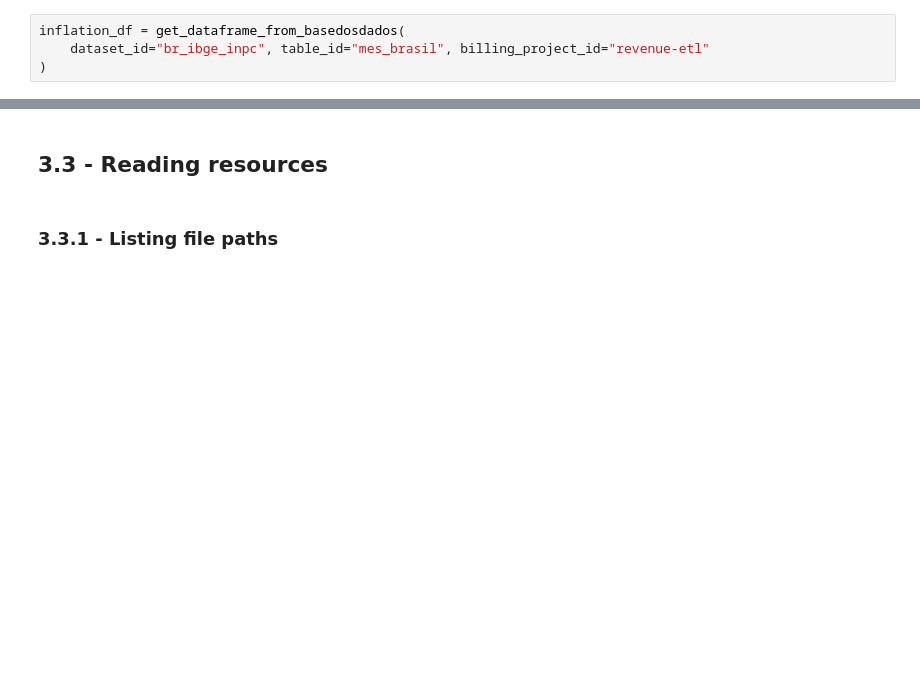
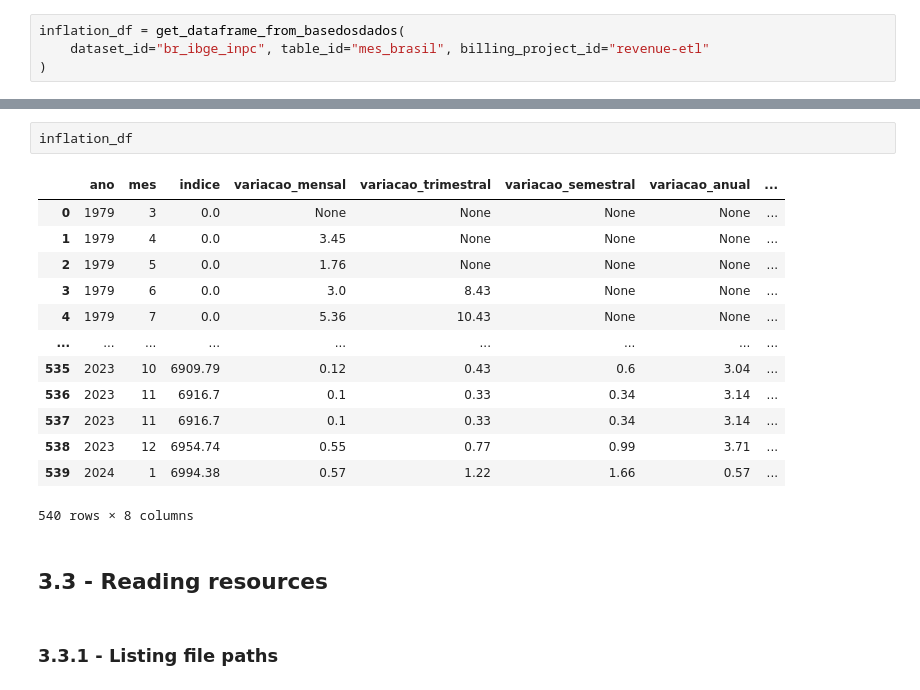
Before and after one commit to FredAlissonx/Revenue-By-State, a Jupyter notebook: ETL/ETL_job.ipynb, the cells around one changed output, grey strips where cells are left out. Drawn from its saved outputs; the diff is of its cells as text; blank space fills up the shorter version.

```diff
--- a/ETL/ETL_job.ipynb
+++ b/ETL/ETL_job.ipynb
@@ -126,3 +115,19 @@ print(inflation_df)
+# %%
+inflation_df
+# %% [output]
+|  | ano | mes | indice | variacao_mensal | variacao_trimestral | variacao_semestral | variacao_anual | ... |
+| 0 | 1979 | 3 | 0.0 | None | None | None | None | ... |
+| 1 | 1979 | 4 | 0.0 | 3.45 | None | None | None | ... |
+| 2 | 1979 | 5 | 0.0 | 1.76 | None | None | None | ... |
+| 3 | 1979 | 6 | 0.0 | 3.0 | 8.43 | None | None | ... |
+| 4 | 1979 | 7 | 0.0 | 5.36 | 10.43 | None | None | ... |
+| ... | ... | ... | ... | ... | ... | ... | ... | ... |
+| 535 | 2023 | 10 | 6909.79 | 0.12 | 0.43 | 0.6 | 3.04 | ... |
+| 536 | 2023 | 11 | 6916.7 | 0.1 | 0.33 | 0.34 | 3.14 | ... |
+| 537 | 2023 | 11 | 6916.7 | 0.1 | 0.33 | 0.34 | 3.14 | ... |
+| 538 | 2023 | 12 | 6954.74 | 0.55 | 0.77 | 0.99 | 3.71 | ... |
+| 539 | 2024 | 1 | 6994.38 | 0.57 | 1.22 | 1.66 | 0.57 | ... |
+540 rows × 8 columns
 # %% [markdown]
 ## 3.3 - Reading resources
 # %% [markdown]
```
Also changed, not shown: parts of 16 cells of this notebook.
